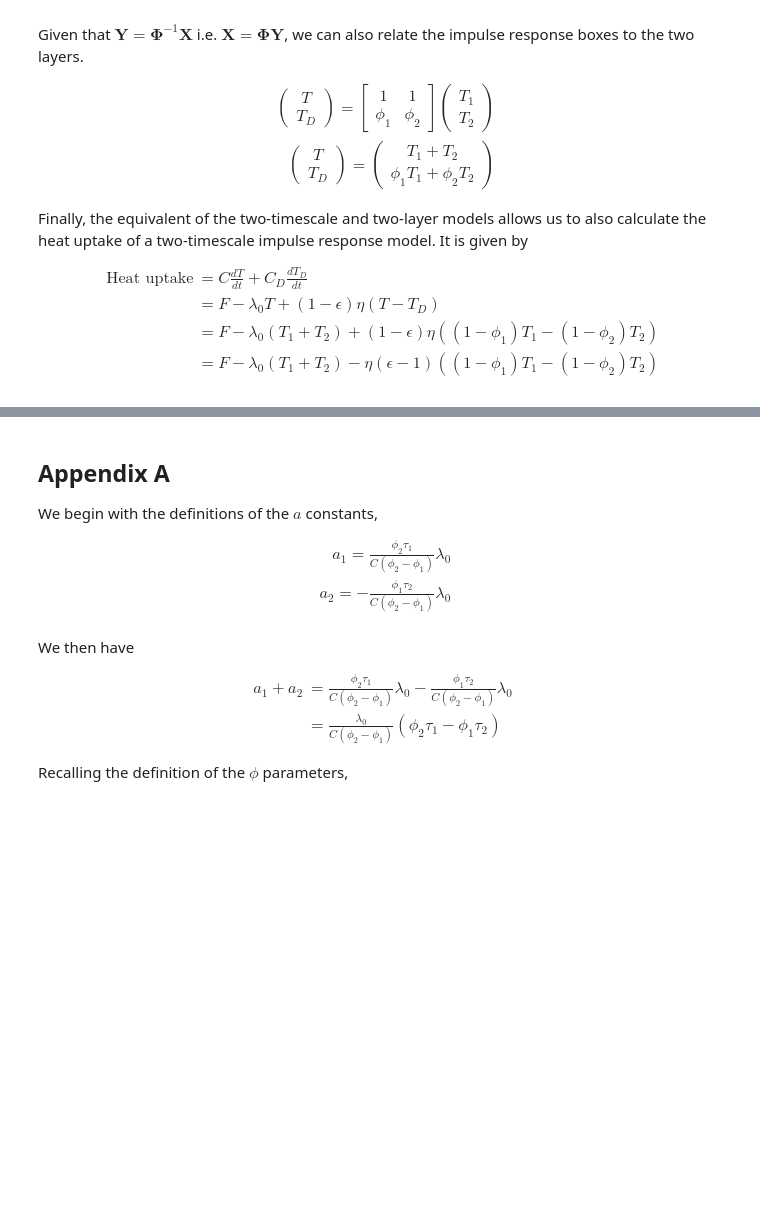
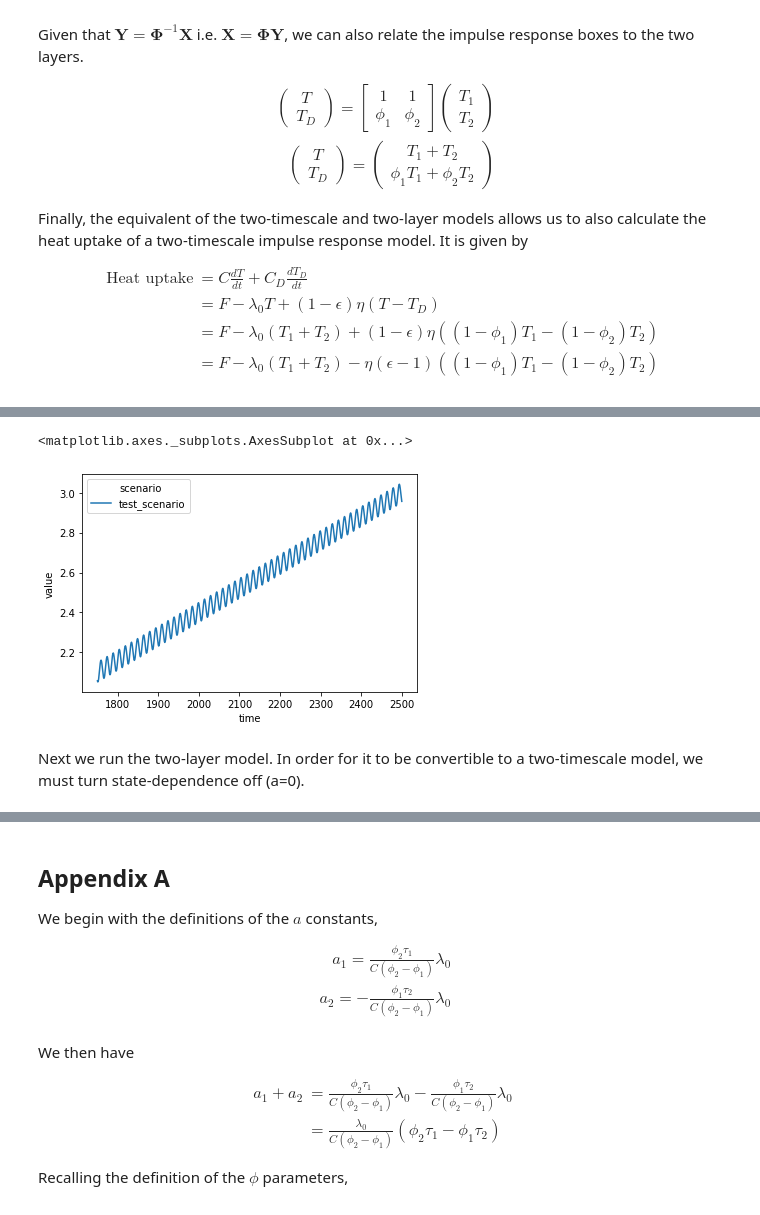
Before and after one commit to openscm/openscm-twolayermodel, a Jupyter notebook: notebooks/impulse-response-equivalence.ipynb, the cells around one changed output, grey strips where cells are left out. Drawn from its saved outputs; the diff is of its cells as text; code cells hidden in the pictures; blank space fills up the shorter version.

```diff
--- a/notebooks/impulse-response-equivalence.ipynb
+++ b/notebooks/impulse-response-equivalence.ipynb
@@ -183,0 +201,19 @@ Finally, the equivalent of the two-timescale and two-layer models allows us to a
+# %%
+time = np.arange(1750, 2501)
+forcing = (
+    0.05 * np.sin(time / 15 * 2 * np.pi) + 3.0 * time / time.max()
+)
+
+inp = ScmRun(
+    data=forcing,
+    index=time,
+    columns={
+        "scenario": "test_scenario",
+        "model": "unspecified",
+        "climate_model": "junk input",
+        "variable": "Effective Radiative Forcing",
+        "unit": "W/m^2",
+        "region": "World",
+    },
+)
+inp
@@ -183,0 +231,7 @@ Finally, the equivalent of the two-timescale and two-layer models allows us to a
+# %%
+inp.lineplot()
+# %% [output]
+<matplotlib.axes._subplots.AxesSubplot at 0x...>
+[figure, added]
+# %% [markdown]
+Next we run the two-layer model. In order for it to be convertible to a two-timescale model, we must turn state-dependence off (a=0).
```
Also changed, not shown: parts of 16 cells of this notebook, 3 other files.
